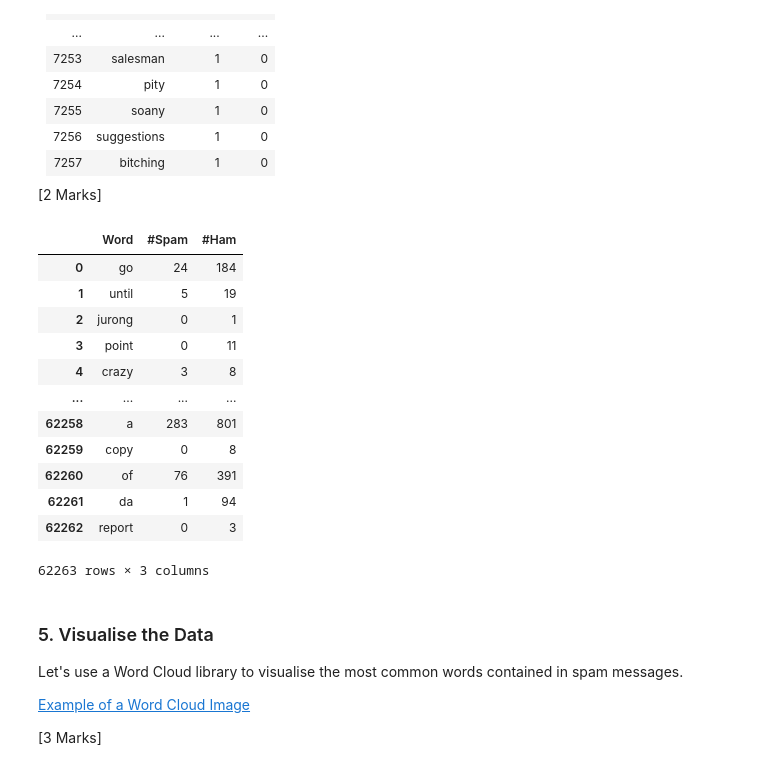
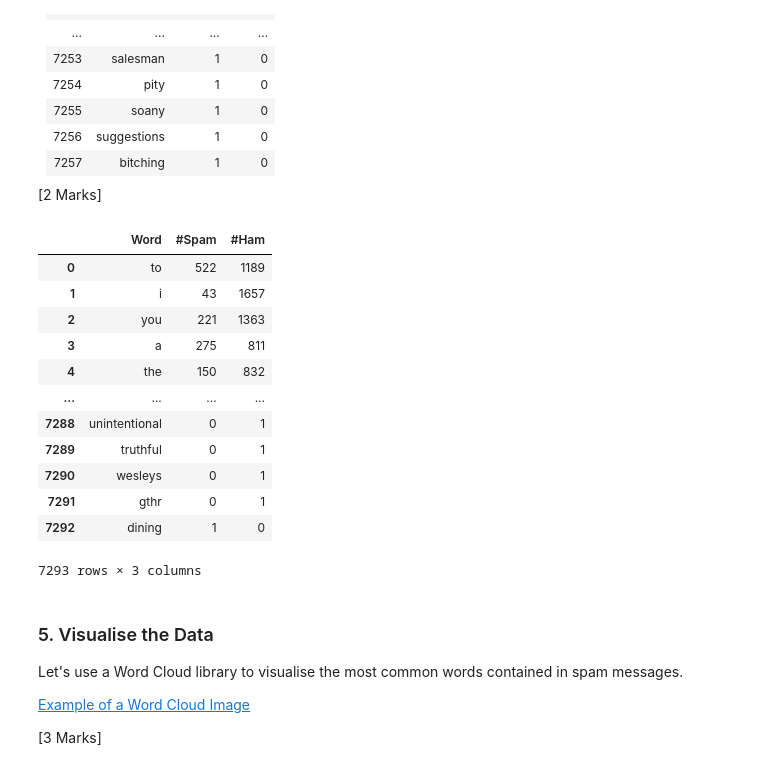
Before and after one commit to StevenChenWaiHo/UoM-Coursework, a Jupyter notebook: Year 1/COMP13212 Data Science/Coursework 2 - Machine Learning/SpamFilter.ipynb, the cells around one changed output. Saved outputs shown, nothing was run; the diff lists cells and outputs as text; code cells hidden in the pictures.

Commit message:
Edit Data Science Error

```diff
--- a/Year 1/COMP13212 Data Science/Coursework 2 - Machine Learning/SpamFilter.ipynb
+++ b/Year 1/COMP13212 Data Science/Coursework 2 - Machine Learning/SpamFilter.ipynb
@@ -34,8 +34,13 @@ Note:  $P\left(S\right)$ and $P\left(\lnot S\right)$ are prior values, or prior
 <p>You may encounter the error: UnicodeDecodeError: 'utf-8' codec can't decode bytes in position 135-136: invalid continuation byte.  You don't need to edit the datafile.  I was able to successfully read in the datafile by changing the encoding to latin-1.</p>
 <p>[1 Mark]</p>
 # %%
+from google.colab import files
+import io
 import pandas as pd
-df = pd.read_csv("spam.csv", encoding = "latin-1")
+uploaded = files.upload()
+
+df = pd.read_csv(io.BytesIO(uploaded['spam.csv']), encoding = "latin-1")
+
 df = df[df.columns[0:2]]
 df.head(20)
 # %% [output]
@@ -99,8 +106,7 @@ df.head(20)
 
 [2 Marks]
 # %%
-clean = df.rename(columns = {"v1": "Category",
-                            "v2": "Message"})
+clean = df.rename(columns = {"v1": "Category", "v2": "Message"})
 clean['Message'] = clean['Message'].str.replace('\d+|[^\w\s]', '').str.lower()
 clean.head(5)
 # %% [output]
@@ -116,8 +122,8 @@ clean.head(5)
 
 <p>[1 Mark]</p>
 # %%
-train_data = clean.iloc[:int(len(clean)*0.75)]
-test_data = clean.iloc[int(len(clean)*0.75):]
+train_data = clean.sample(frac = 0.75)
+test_data = clean.drop(train_data.index)
 
 print(len(train_data))
 print(len(test_data))
@@ -213,41 +219,43 @@ print(len(test_data)/len(clean))
 </table>
 <p>[2 Marks]</p>
 # %%
-words = ' '.join(train_data.Message).split()
+allWords = pd.Series(' '.join(train_data.Message).split()).value_counts()
 spam_words = pd.Series(' '.join(train_data[train_data["Category"]=="spam"].Message).split()).value_counts()
 ham_words = pd.Series(' '.join(train_data[train_data["Category"]=="ham"].Message).split()).value_counts()
 spam_feq = []
 ham_feq = []
-for w in words:
-    try:
-        spam_num = int(spam_words[w])
+words = []
+for w in allWords.index:
+  try:
+    spam_num = int(spam_words[w])
 
-    except KeyError:
-        spam_num = 0
+  except KeyError:
+    spam_num = 0
 
-    try:
-        ham_num = int(ham_words[w])
-    except KeyError:
-        ham_num = 0
-    spam_feq.append(spam_num)
-    ham_feq.append(ham_num)
-frame = {"Word":word, "#Spam": spam_feq, "#Ham": ham_feq}
+  try:
+    ham_num = int(ham_words[w])
+  except KeyError:
+    ham_num = 0
+  spam_feq.append(spam_num)
+  ham_feq.append(ham_num)
+  words.append(w)
+frame = {"Word":allWords.index, "#Spam": spam_feq, "#Ham": ham_feq}
 word_feq = pd.DataFrame(frame)
 word_feq
 # %% [output]
 |  | Word | #Spam | #Ham |
-| 0 | go | 24 | 184 |
-| 1 | until | 5 | 19 |
-| 2 | jurong | 0 | 1 |
-| 3 | point | 0 | 11 |
-| 4 | crazy | 3 | 8 |
+| 0 | to | 522 | 1189 |
+| 1 | i | 43 | 1657 |
+| 2 | you | 221 | 1363 |
+| 3 | a | 275 | 811 |
+| 4 | the | 150 | 832 |
 | ... | ... | ... | ... |
-| 62258 | a | 283 | 801 |
-| 62259 | copy | 0 | 8 |
-| 62260 | of | 76 | 391 |
-| 62261 | da | 1 | 94 |
-| 62262 | report | 0 | 3 |
+| 7288 | unintentional | 0 | 1 |
+| 7289 | truthful | 0 | 1 |
+| 7290 | wesleys | 0 | 1 |
+| 7291 | gthr | 0 | 1 |
+| 7292 | dining | 1 | 0 |
-62263 rows × 3 columns
+7293 rows × 3 columns
 # %% [markdown]
 <h3>5. Visualise the Data</h3>
 <p>Let's use a Word Cloud library to visualise the most common words contained in spam messages.</p>
```
Also changed, not shown: parts of 10 cells of this notebook, 2 other files.
